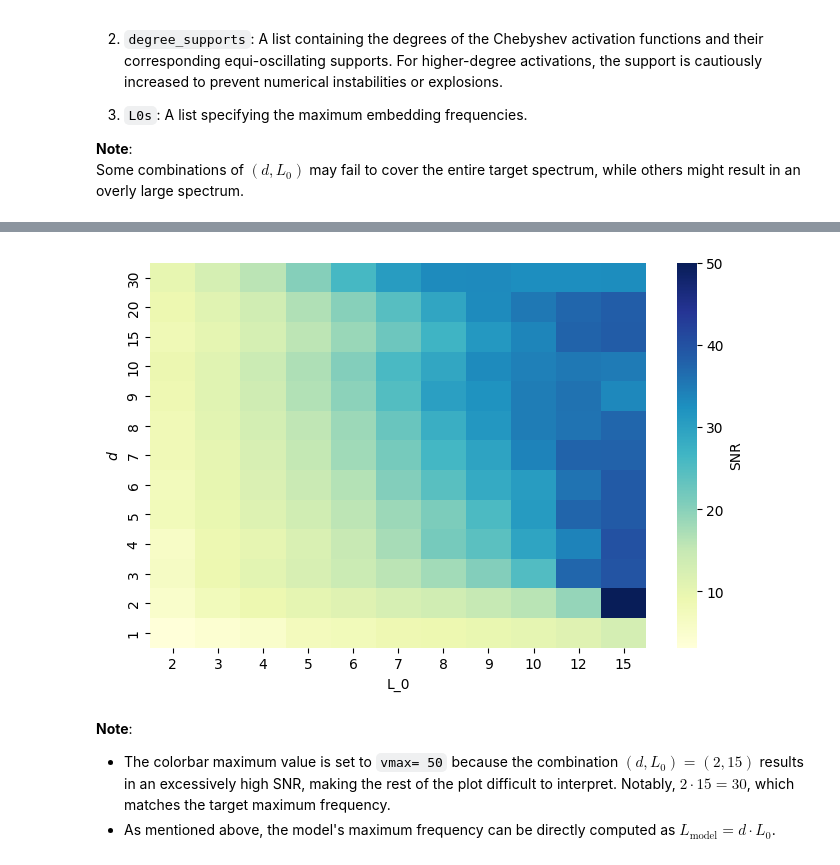
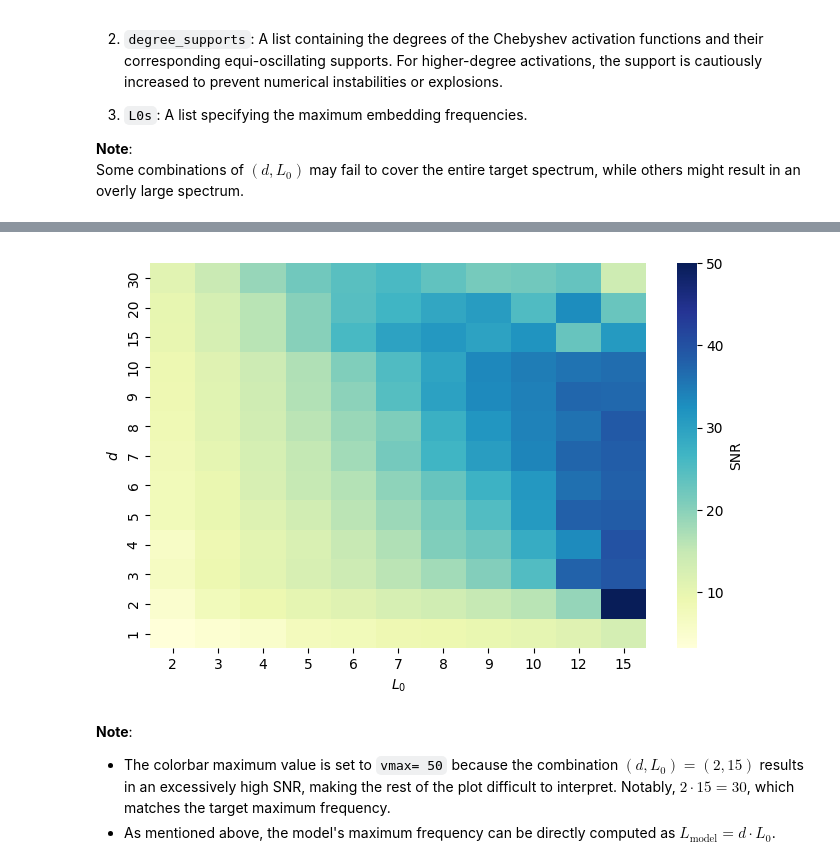
Before and after one commit to TheoHanon/TFE, a Jupyter notebook: SAMPTA/experience2.ipynb, the cells around one changed output, grey strips where cells are left out. Saved outputs shown, nothing was run; the diff lists cells and outputs as text; code cells hidden in the pictures.

```diff
--- a/SAMPTA/experience2.ipynb
+++ b/SAMPTA/experience2.ipynb
@@ -119,7 +119,7 @@ Some combinations of $(d, L_0)$ may fail to cover the entire target spectrum, wh
 # %%
 N_EXP = 5
 
-degrees_supports = [(1, 1), (2, 1), (3, 1), (4, 1), (5, 1), (6, 1), (7, 1), (8, 1), (9, 1), (10, 1), (15, 2), (20, 2), (30, 2)]
+degrees_supports = [(1, 1), (2, 1), (3, 1), (4, 1), (5, 1), (6, 1), (7, 1), (8, 1), (9, 1), (10, 1), (15, 1), (20, 2), (30, 2)]
 L0s = [2, 3, 4, 5, 6, 7, 8, 9, 10, 12, 15]
 grid = list(product(degrees_supports, L0s))
 # %%
@@ -135,7 +135,8 @@ for (d, supp), l0 in grid:
             L0 = l0,
             hidden_features = HIDDEN_FEATURES,
             bias = False,
-            activation = sph.Chebyshev(order = d, alpha = supp),
+            activation = sph.Chebyshev(order = d),
+            first_activation=sph.Chebyshev(order = d, alpha = supp),
             spectral_norm = True,
             device = device
         )
@@ -159,33 +158,33 @@ Epoch [200/200], Training Loss: 0.0000
 # %%
 
 # Extract the degrees and l0s from the grid
 degrees = sorted(set(degree_supp[0] for degree_supp, l0 in grid), reverse=True)
 l0s = sorted(set(l0 for degree_supp, l0 in grid))
 
 # Create a matrix to hold the mean SNR values
 snr_matrix = np.zeros((len(degrees), len(l0s)))
 
 # Fill the matrix with the mean SNR values
 for i, d in enumerate(degrees):
     for j, l0 in enumerate(l0s):
         snr_matrix[i, j] = np.mean(SNRs[(d, l0)])
 
 # Plot the heatmap
 plt.figure(figsize=(8, 5))
 heatmap = sns.heatmap(
     snr_matrix,
     xticklabels=l0s,
     yticklabels=degrees,
     cmap="YlGnBu",
     vmax=50,
     cbar_kws={'label': 'SNR'}
 )
-plt.xlabel(r"L_0")
+plt.xlabel(r"$L_0$")
 plt.ylabel(r"$d$")
 plt.savefig("figures/phase_diagram.pdf")
 plt.show()
 # %% [output]
-[figure, old version]
+[figure, new version]
 # %% [markdown]
 **Note**:
 - The colorbar maximum value is set to `vmax= 50` because the combination $ (d, L_0) = (2, 15)$ results in an excessively high SNR, making the rest of the plot difficult to interpret. Notably, $ 2 \cdot 15 = 30 $, which matches the target maximum frequency.
```
Also changed, not shown: parts of 1 cell of this notebook.
